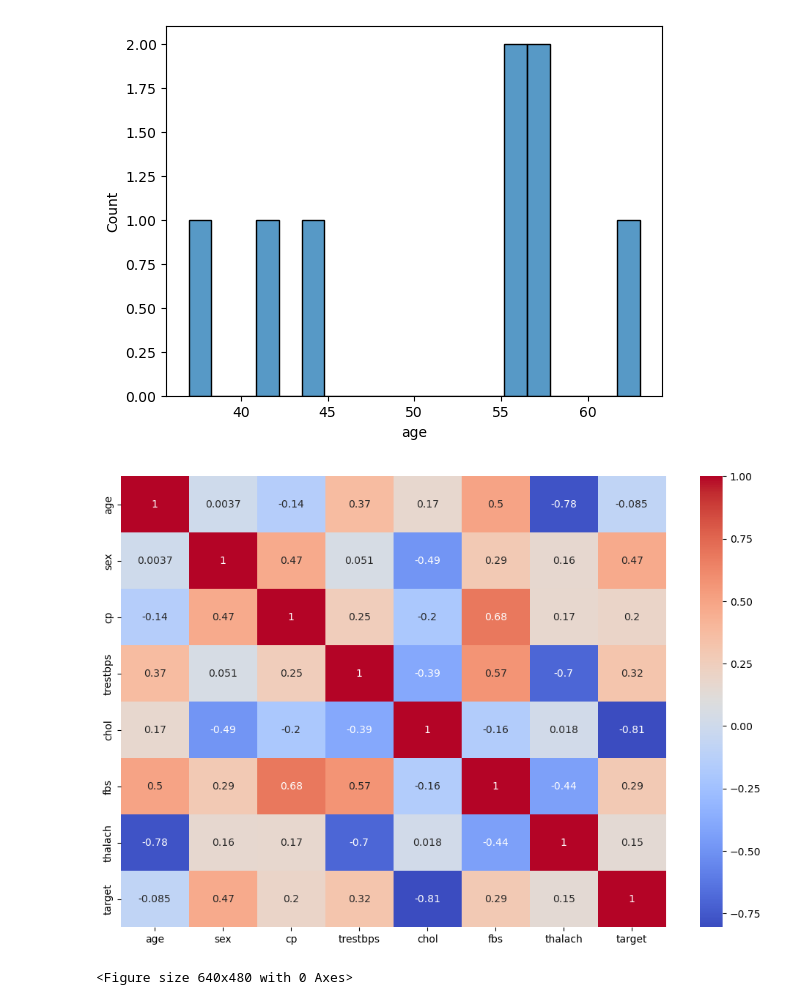
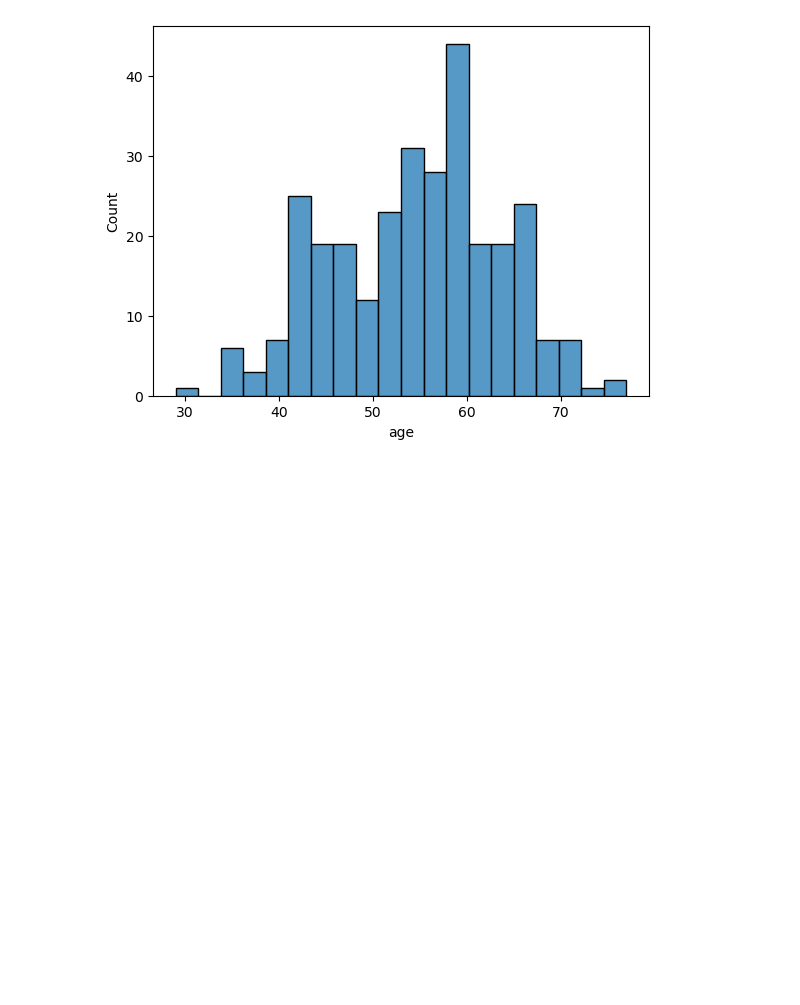
Before and after one commit to Sreelakshmi-mv/heart_disease_eda, a Jupyter notebook: notebooks/hearts_eda.ipynb, the cells around one changed output. Drawn from its saved outputs; the diff is of its cells as text; code cells hidden in the pictures; blank space fills up the shorter version.

```diff
--- a/notebooks/hearts_eda.ipynb
+++ b/notebooks/hearts_eda.ipynb
@@ -2,3 +2,25 @@
 import pandas as pd
 import matplotlib.pyplot as plt
 import seaborn as sns
+
+
+url = "https://archive.ics.uci.edu/ml/machine-learning-databases/heart-disease/processed.cleveland.data"
+
+columns = [
+    "age","sex","cp","trestbps","chol","fbs","restecg",
+    "thalach","exang","oldpeak","slope","ca","thal","target"
+]
+
+df = pd.read_csv(url, header=None, names=columns)
+
+# Replace ? with NaN
+df.replace("?", pd.NA, inplace=True)
+
+# Convert to numeric
+df = df.apply(pd.to_numeric)
+
+# Convert target to binary
+df["target"] = df["target"].apply(lambda x: 1 if x > 0 else 0)
+
+print(df.head())
+print(df.shape)
@@ -5,15 +42,3 @@ import seaborn as sns
 # %%
-data = {
-    "age": [63, 37, 41, 56, 57, 57, 56, 44],
-    "sex": [1, 1, 0, 1, 0, 1, 0, 1],
-    "cp": [3, 2, 1, 1, 0, 0, 1, 2],
-    "trestbps": [145, 130, 130, 120, 120, 140, 140, 120],
-    "chol": [233, 250, 204, 236, 354, 192, 294, 263],
-    "fbs": [1, 0, 0, 0, 0, 0, 0, 0],
-    "thalach": [150, 187, 172, 178, 163, 148, 153, 173],
-    "target": [1, 1, 1, 1, 0, 1, 0, 0]
-}
-
-df = pd.DataFrame(data)
-df
+df.isnull().sum()
 # %% [output]
@@ -99,19 +106,9 @@ plt.show()
 # %%
 import matplotlib.pyplot as plt
 import seaborn as sns
 
 # Histogram
 sns.histplot(df['age'], bins=20)
 plt.show()
-
-# Correlation heatmap
-plt.figure(figsize=(12,8))
-sns.heatmap(df.corr(), annot=True, cmap='coolwarm')
-plt.show()
-
-# Save the heatmap figure
-plt.savefig("correlation_heatmap.png")
 # %% [output]
-[figure, old version]
+[figure, new version]
-[figure, removed]
-<Figure size 640x480 with 0 Axes>
```
Also changed, not shown: parts of 9 cells of this notebook.
